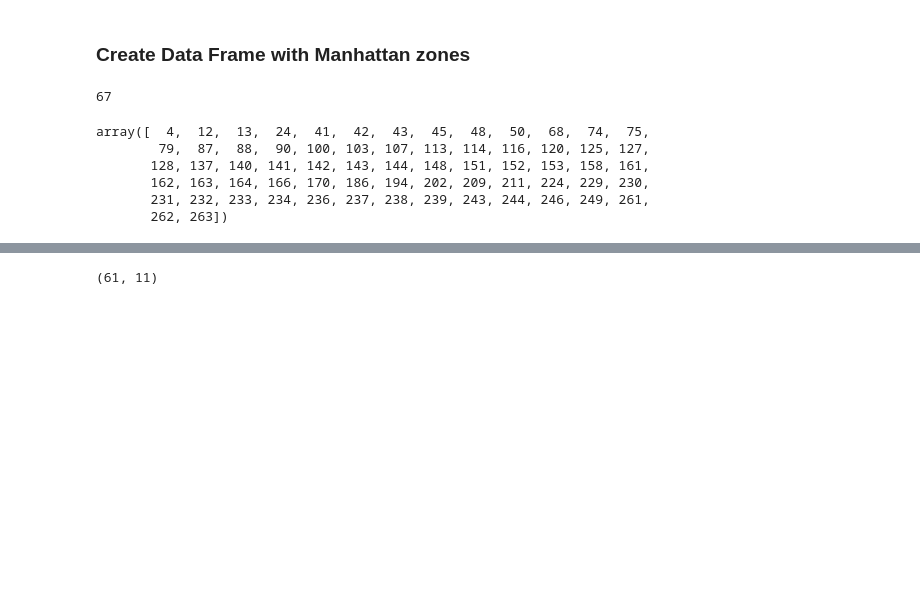
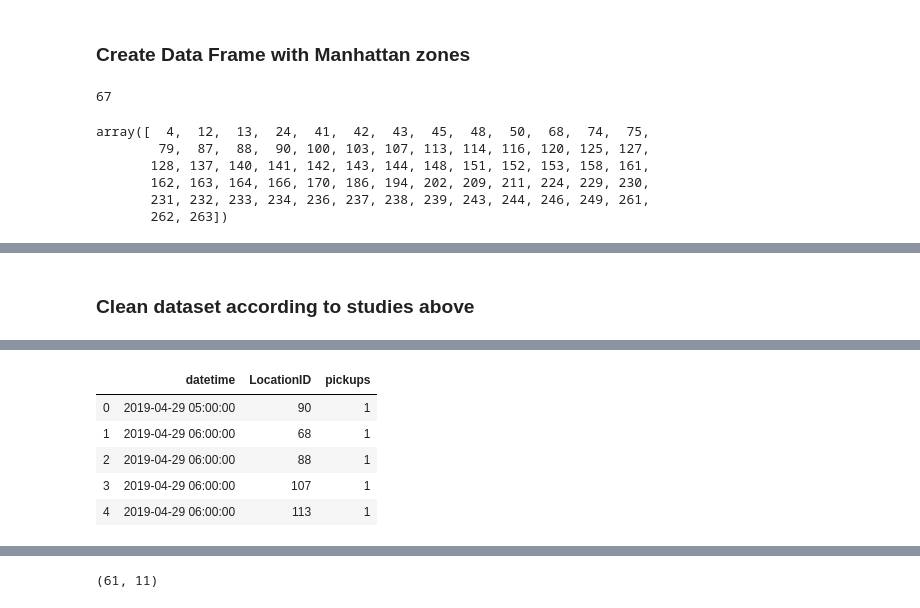
Before and after one commit to angelrps/MasterDataScience_FinalProject, a Jupyter notebook: notebooks/Data_Taxis_Clean_Transform.ipynb, the cells around one changed output, grey strips where cells are left out. Cells and saved outputs as stored; diff of their text form; code cells hidden in the pictures; blank space fills up the shorter version.

Commit message:
Data_Taxis_Clean_Transform_organizing the file WIP 2

```diff
--- a/notebooks/Data_Taxis_Clean_Transform.ipynb
+++ b/notebooks/Data_Taxis_Clean_Transform.ipynb
@@ -378,14 +361,27 @@ tu.head()
+# %% [markdown]
+### Clean dataset according to studies above
 # %%
 # RECAP
+
+# LOAD LIBRARIES
+import pandas as pd
+import numpy as np
+import matplotlib.pyplot as plt
+import random
+from datetime import datetime as dt
+pd.options.display.max_columns = None
+pd.options.display.max_rows = None
+from pandas.tseries.holiday import USFederalHolidayCalendar as calendar
+
 
 # 1. Prepare sample file with 10.000 rows
 #    Parse 'tpep_pickup_datetime' column to datetime object type
 #    Import just needed columns to lighten the process
-year = 2017
+year = 2019
 dfsample = pd.read_csv('../data/'+str(year)+'_Yellow_Taxi_Trip_Data.csv.bz2', sep=',',
                        usecols=['tpep_pickup_datetime','PULocationID','trip_distance','fare_amount'],
                        nrows=9999,
-                       parse_dates={'pickup_datetime':['tpep_pickup_datetime']})
+                       parse_dates={'datetime':['tpep_pickup_datetime']})
 
 dfsample = dfsample.rename(columns={'PULocationID':'LocationID'})
 
@@ -401,50 +397,29 @@ dfsample.drop(FareIndex_to_drop, inplace=True)
 
 # 4. Filter just Manhattan pickups
 dfsample = dfsample.loc[dfsample['LocationID'].isin(dfManZon_array)]
-#dfsample['PULocationID'].unique().shape
+#dfsample['LocationID'].unique().shape
 
 # 5. Select columns of interest.
-#    'pickup_datetime'
-#    'PULocationID'
-dfsample = dfsample[['pickup_datetime','LocationID']].copy()
+#    'datetime'
+#    'LocationID'
+dfsample = dfsample[['datetime','LocationID']].copy()
 #dfsample.head()
 
 # 6. Drop unwanted years
-dfsample.drop(dfsample[dfsample['pickup_datetime'] < pd.Timestamp(dt(year,1,1))].index, inplace=True)
-dfsample.drop(dfsample[dfsample['pickup_datetime'] >= pd.Timestamp(dt(year+1,1,1))].index, inplace=True)
+dfsample.drop(dfsample[dfsample['datetime'] < pd.Timestamp(dt(year,1,1))].index, inplace=True)
+dfsample.drop(dfsample[dfsample['datetime'] >= pd.Timestamp(dt(year+1,1,1))].index, inplace=True)
 
 # 7. Groupby HOUR and LocationID
     # set time period index
-dfsample.set_index('pickup_datetime', inplace=True) # Set timestamp as index
+dfsample.set_index('datetime', inplace=True) # Set timestamp as index
 dfsample = dfsample.to_period("H") # convert DATE to 1 hour PERIODS
     # Sort by datetime and by Location
-dfsample.sort_values(['pickup_datetime', 'LocationID'], inplace=True)
+dfsample.sort_values(['datetime', 'LocationID'], inplace=True)
     # Create new column to count Number of Pickups per LocationID
-dfsample['NoOfPickups'] =1
+dfsample['pickups'] =1
     # Groupby Datetime and Location to get Pickups sum()
-dfsample=dfsample.groupby(['pickup_datetime', 'LocationID'])['NoOfPickups'].sum().reset_index()
-#dfsample.head(50)
-
-# 8. Create new variables from datetime
-dfsample['year'] = dfsample['pickup_datetime'].dt.year
-dfsample['month'] = dfsample['pickup_datetime'].dt.month
-dfsample['day'] = dfsample['pickup_datetime'].dt.day
-dfsample['hour'] = dfsample['pickup_datetime'].dt.hour
-dfsample['week'] = dfsample['pickup_datetime'].dt.week
-dfsample['dayofweek'] = dfsample['pickup_datetime'].dt.dayofweek
-    # 8.1 create variable 'isweekend'
-mask = (dfsample['dayofweek'] == 5) | (dfsample['dayofweek'] == 6)
-dfsample['isweekend'] = np.where(mask, 1, 0)
-#dfsample.sample(50)
-
-    # 8.2 Create date time index calendar
-drange = pd.date_range(start=str(year)+'-01-01', end=str(year)+'-12-31')
-cal = calendar()
-holidays = cal.holidays(start=drange.min(), end=drange.max())
-    # 8.3 create new column 'isholiday'
-dfsample['isholiday'] = dfsample['pickup_datetime'].isin(holidays).astype(int)
-
-print (dfsample.tail())
-print(dfsample.info())
-print(holidays)
+dfsample=dfsample.groupby(['datetime', 'LocationID'])['pickups'].sum().reset_index()
+    # Convert Period[H] to datetime64
+dfsample['datetime'] = dfsample['datetime'].dt.to_timestamp()
+dfsample.head()
 # %% [output]
@@ -467,0 +426,6 @@ DatetimeIndex(['2017-01-02', '2017-01-16', '2017-02-20', '2017-05-29',
+|  | datetime | LocationID | pickups |
+| 0 | 2019-04-29 05:00:00 | 90 | 1 |
+| 1 | 2019-04-29 06:00:00 | 68 | 1 |
+| 2 | 2019-04-29 06:00:00 | 88 | 1 |
+| 3 | 2019-04-29 06:00:00 | 107 | 1 |
+| 4 | 2019-04-29 06:00:00 | 113 | 1 |
```
Also changed, not shown: parts of 21 cells of this notebook.
